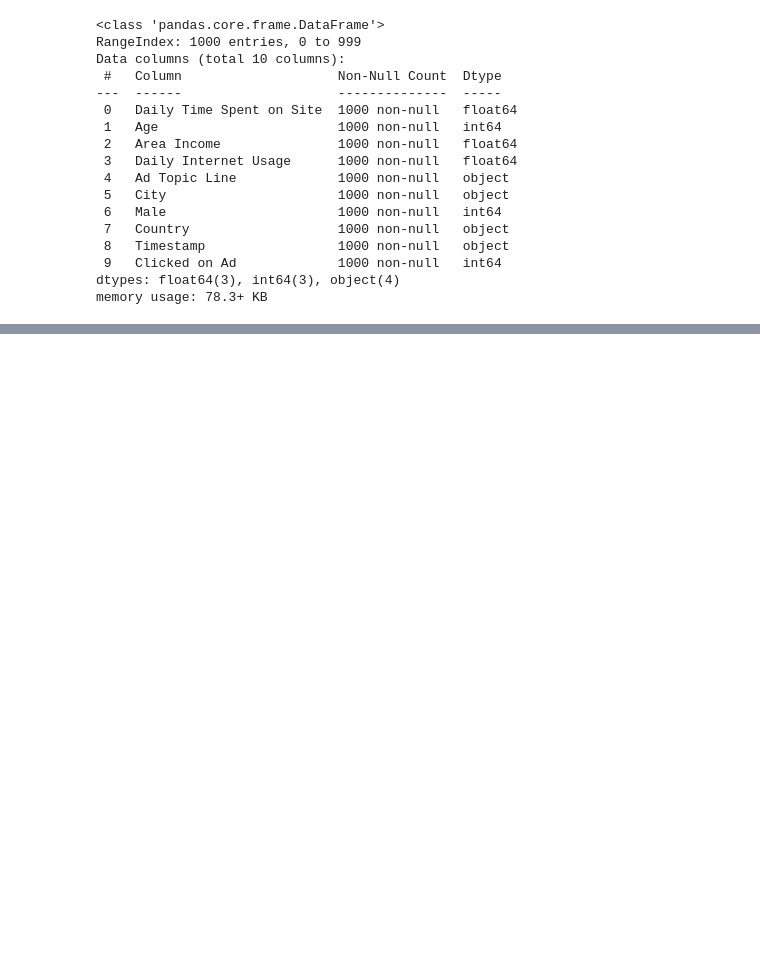
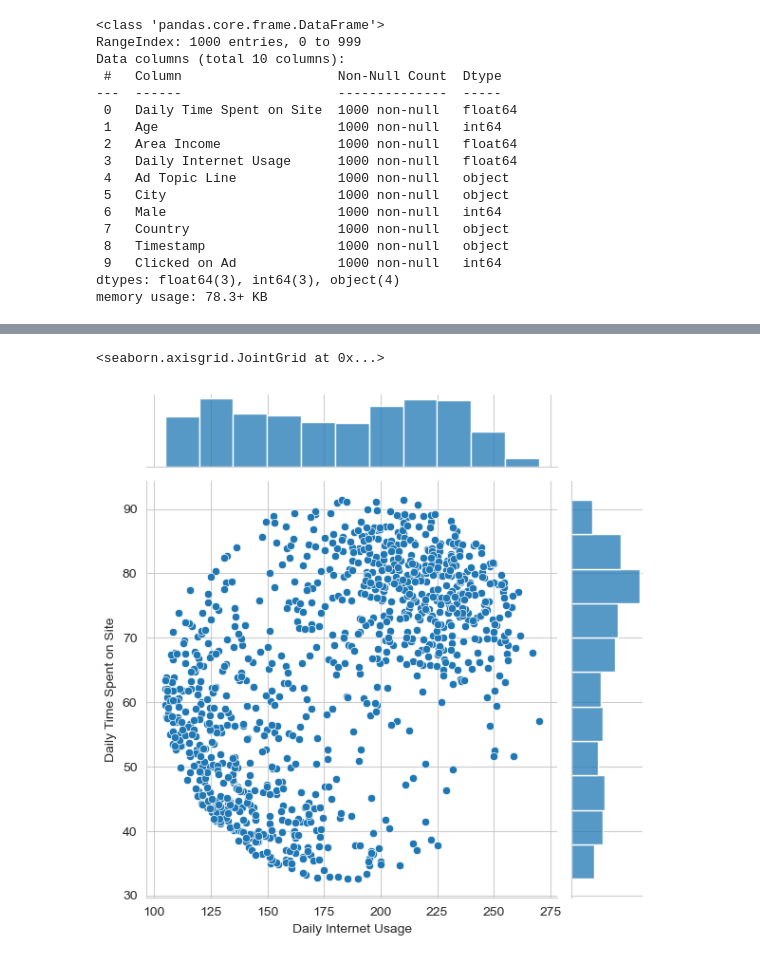
Before and after one commit to negarndn/Ad-Click-Predictor, a Jupyter notebook: Ad-Click-Predictor.ipynb, the cells around one changed output, grey strips where cells are left out. Saved outputs shown, nothing was run; the diff lists cells and outputs as text; code cells hidden in the pictures; blank space fills up the shorter version.

```diff
--- a/Ad-Click-Predictor.ipynb
+++ b/Ad-Click-Predictor.ipynb
@@ -78,0 +97,5 @@ ads.describe()
+# %%
+sns.jointplot(x='Daily Internet Usage', y='Daily Time Spent on Site', data=ads)
+# %% [output]
+<seaborn.axisgrid.JointGrid at 0x...>
+[figure, added]
```
Also changed, not shown: parts of 5 cells of this notebook.
